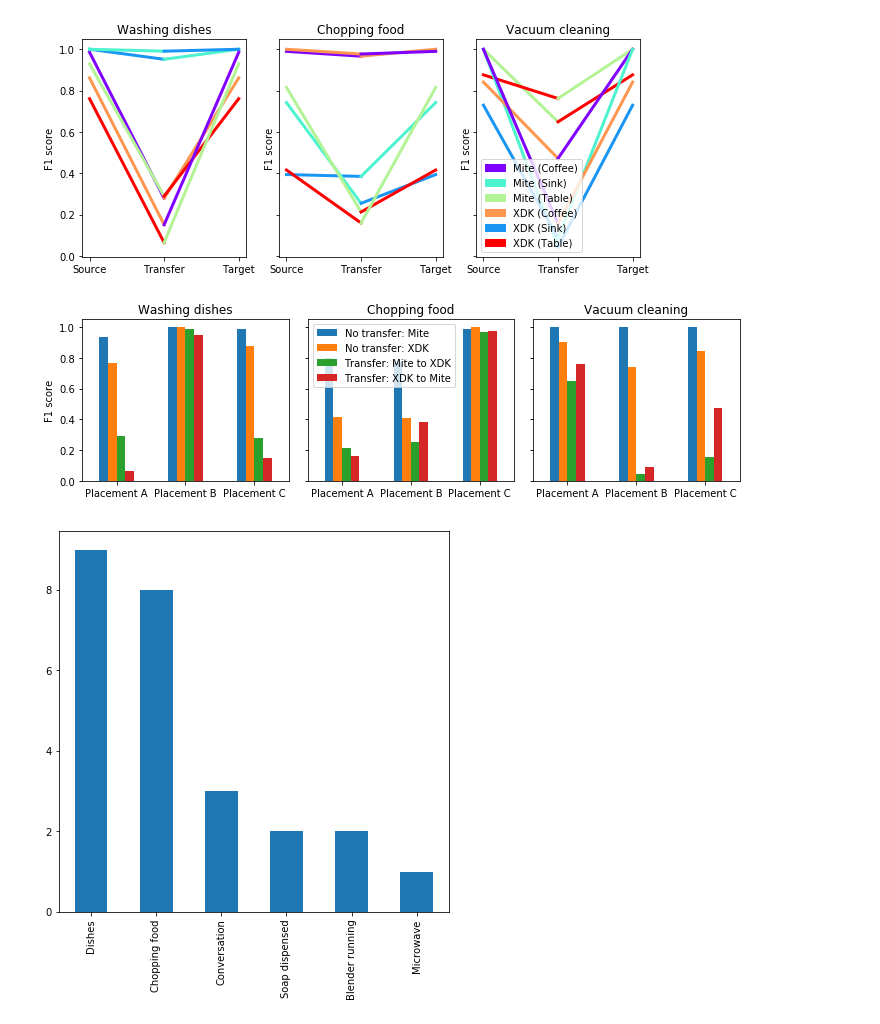
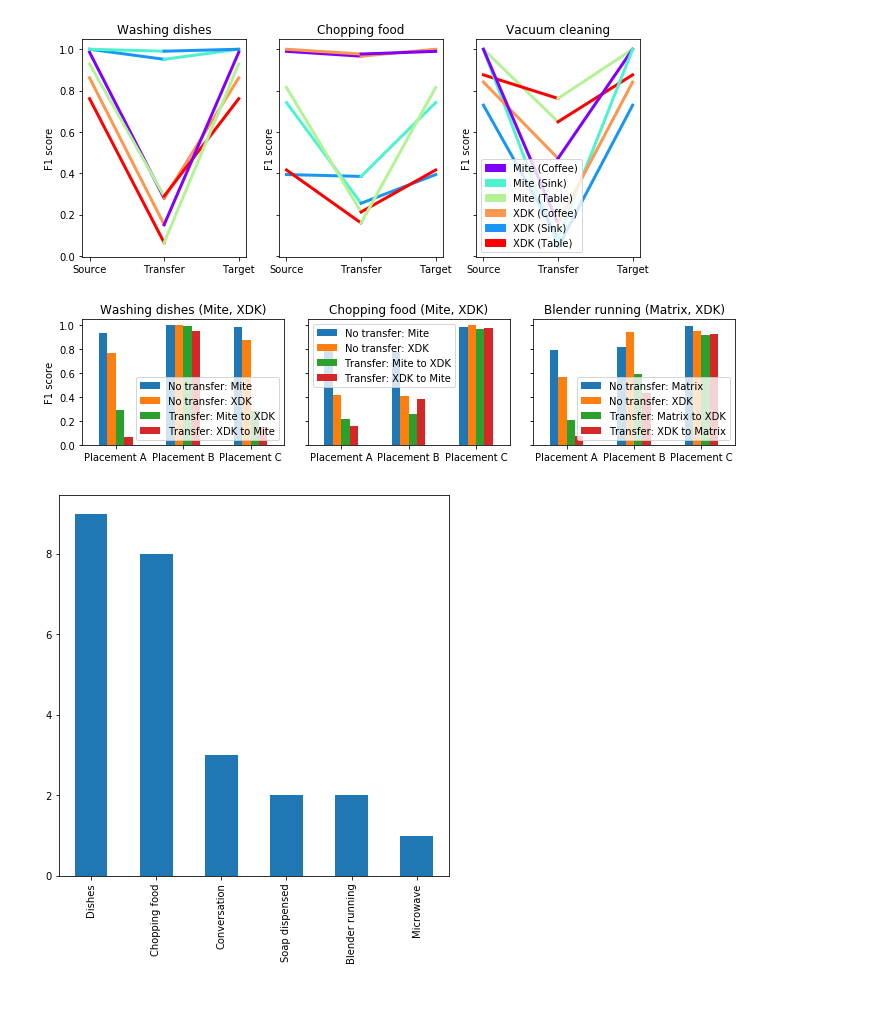
Before and after one commit to matus-tomlein/transfer-learning-playground, a Jupyter notebook: notebooks/single-activity-models/across-devices-analysis.ipynb, the cells around one changed output. Drawn from its saved outputs; the diff is of its cells as text; code cells hidden in the pictures.

```diff
--- a/notebooks/single-activity-models/across-devices-analysis.ipynb
+++ b/notebooks/single-activity-models/across-devices-analysis.ipynb
@@ -288,15 +288,15 @@ def rename_labels(df_plot, column):
     df_plot[column] = df_plot[column].replace('Table', 'Placement A')
     return df_plot
 
-plt.rcParams["figure.figsize"] = (10, 3)
+plt.rcParams["figure.figsize"] = (10, 2.5)
 fig, axes = plt.subplots(1, 3, sharex=True, sharey=True)
 
 df_transfer_within_place = df.loc[df.source_placement == df.target_placement]
 df_transfer_within_place = df_transfer_within_place.loc[df_transfer_within_place.source_room == df_transfer_within_place.target_room]
 df_transfer_within_place = df_transfer_within_place.loc[df_transfer_within_place.source_device_type != df_transfer_within_place.target_device_type]
 
-df_transfer_within_place = df_transfer_within_place.loc[df_transfer_within_place.source_device_type.isin(['XDK', 'Mite'])]
-df_transfer_within_place = df_transfer_within_place.loc[df_transfer_within_place.target_device_type.isin(['XDK', 'Mite'])]
+df_transfer_within_place = df_transfer_within_place.loc[df_transfer_within_place.source_device_type.isin(['XDK', 'Mite', 'Matrix'])]
+df_transfer_within_place = df_transfer_within_place.loc[df_transfer_within_place.target_device_type.isin(['XDK', 'Mite', 'Matrix'])]
 
 df_transfer_within_place['transfer'] = df['source_device_type'] + ' to ' + df['target_device_type'] + ' (' + df['source_placement'] + ')'
 
@@ -311,8 +311,8 @@ df_transfer_within_place = rename_labels(df_transfer_within_place, 'target_place
 __df = df_transfer_within_place.loc[df_transfer_within_place.label == 'Dishes']
 __df = __df.loc[__df.source_dataset == 'synergy-final-iter1']
 __df = __df.loc[__df.target_dataset == 'synergy-final-iter1']
-__df_mite = __df.loc[__df.target_device_type == 'Mite']
-__df_xdk = __df.loc[__df.target_device_type == 'XDK']
+__df_mite = __df.loc[(__df.source_device_type == 'XDK') & (__df.target_device_type == 'Mite')]
+__df_xdk = __df.loc[(__df.source_device_type == 'Mite') & (__df.target_device_type == 'XDK')]
 pd.DataFrame({
     'No transfer: Mite': __df_mite.groupby(['source_placement'])['f1_target_wt'].mean(),
     'No transfer: XDK': __df_xdk.groupby(['source_placement'])['f1_target_wt'].mean(),
@@ -320,52 +320,54 @@ pd.DataFrame({
     'Transfer: Mite to XDK': __df_xdk.groupby(['source_placement'])['f1'].mean()
 }).plot.bar(ax=axes[0])
 matplotlib.pyplot.sca(axes[0])
-plt.title('Washing dishes')
-plt.legend().remove()
+plt.title('Washing dishes (Mite, XDK)')
+plt.legend(loc=4)
+# plt.legend().remove()
 plt.xlabel('')
 plt.ylabel('F1 score')
 plt.xticks(rotation=0)
 
 __df = df_transfer_within_place.loc[df_transfer_within_place.label == 'Chopping food']
 __df = __df.loc[__df.source_dataset == 'synergy-final-iter1']
 __df = __df.loc[__df.target_dataset == 'synergy-final-iter1']
-__df_mite = __df.loc[__df.target_device_type == 'Mite']
-__df_xdk = __df.loc[__df.target_device_type == 'XDK']
+__df_mite = __df.loc[(__df.source_device_type == 'XDK') & (__df.target_device_type == 'Mite')]
+__df_xdk = __df.loc[(__df.source_device_type == 'Mite') & (__df.target_device_type == 'XDK')]
 pd.DataFrame({
     'No transfer: Mite': __df_mite.groupby(['source_placement'])['f1_target_wt'].mean(),
     'No transfer: XDK': __df_xdk.groupby(['source_placement'])['f1_target_wt'].mean(),
     'Transfer: XDK to Mite': __df_mite.groupby(['source_placement'])['f1'].mean(),
     'Transfer: Mite to XDK': __df_xdk.groupby(['source_placement'])['f1'].mean()
 }).plot.bar(ax=axes[1])
 matplotlib.pyplot.sca(axes[1])
-plt.title('Chopping food')
+plt.title('Chopping food (Mite, XDK)')
 plt.legend().remove()
 plt.xlabel('')
 plt.legend(loc=0)
 plt.xticks(rotation=0)
 
-__df = df_transfer_within_place.loc[df_transfer_within_place.label == 'Vacuum cleaning']
+__df = df_transfer_within_place.loc[df_transfer_within_place.label == 'Blender running']
 __df = __df.loc[__df.source_dataset == 'synergy-final-iter5']
 __df = __df.loc[__df.target_dataset == 'synergy-final-iter5']
-__df_mite = __df.loc[__df.target_device_type == 'Mite']
-__df_xdk = __df.loc[__df.target_device_type == 'XDK']
+__df_matrix = __df.loc[(__df.source_device_type == 'XDK') & (__df.target_device_type == 'Matrix')]
+__df_xdk = __df.loc[(__df.source_device_type == 'Matrix') & (__df.target_device_type == 'XDK')]
 pd.DataFrame({
-    'No transfer: Mite': __df_mite.groupby(['source_placement'])['f1_target_wt'].mean(),
+    'No transfer: Matrix': __df_matrix.groupby(['source_placement'])['f1_target_wt'].mean(),
     'No transfer: XDK': __df_xdk.groupby(['source_placement'])['f1_target_wt'].mean(),
-    'Transfer: XDK to Mite': __df_mite.groupby(['source_placement'])['f1'].mean(),
-    'Transfer: Mite to XDK': __df_xdk.groupby(['source_placement'])['f1'].mean()
+    'Transfer: XDK to Matrix': __df_matrix.groupby(['source_placement'])['f1'].mean(),
+    'Transfer: Matrix to XDK': __df_xdk.groupby(['source_placement'])['f1'].mean()
 }).plot.bar(ax=axes[2])
 matplotlib.pyplot.sca(axes[2])
-plt.title('Vacuum cleaning')
-plt.legend().remove()
+plt.title('Blender running (Matrix, XDK)')
+# plt.legend().remove()
+plt.legend(loc=4)
 plt.xlabel('')
 plt.xticks(rotation=0)
 
 plt.tight_layout()
 plt.savefig('../plots/across_device_different_placements.pdf')
 plt.show()
 # %% [output]
-[figure, old version]
+[figure, new version]
 # %%
 df_transfer_within_place = only_best.loc[only_best.source_placement == only_best.target_placement]
 df_transfer_within_place = df_transfer_within_place.loc[df_transfer_within_place.source_room == df_transfer_within_place.target_room]
```
Also changed, not shown: parts of 2 cells of this notebook, 13 other files.
